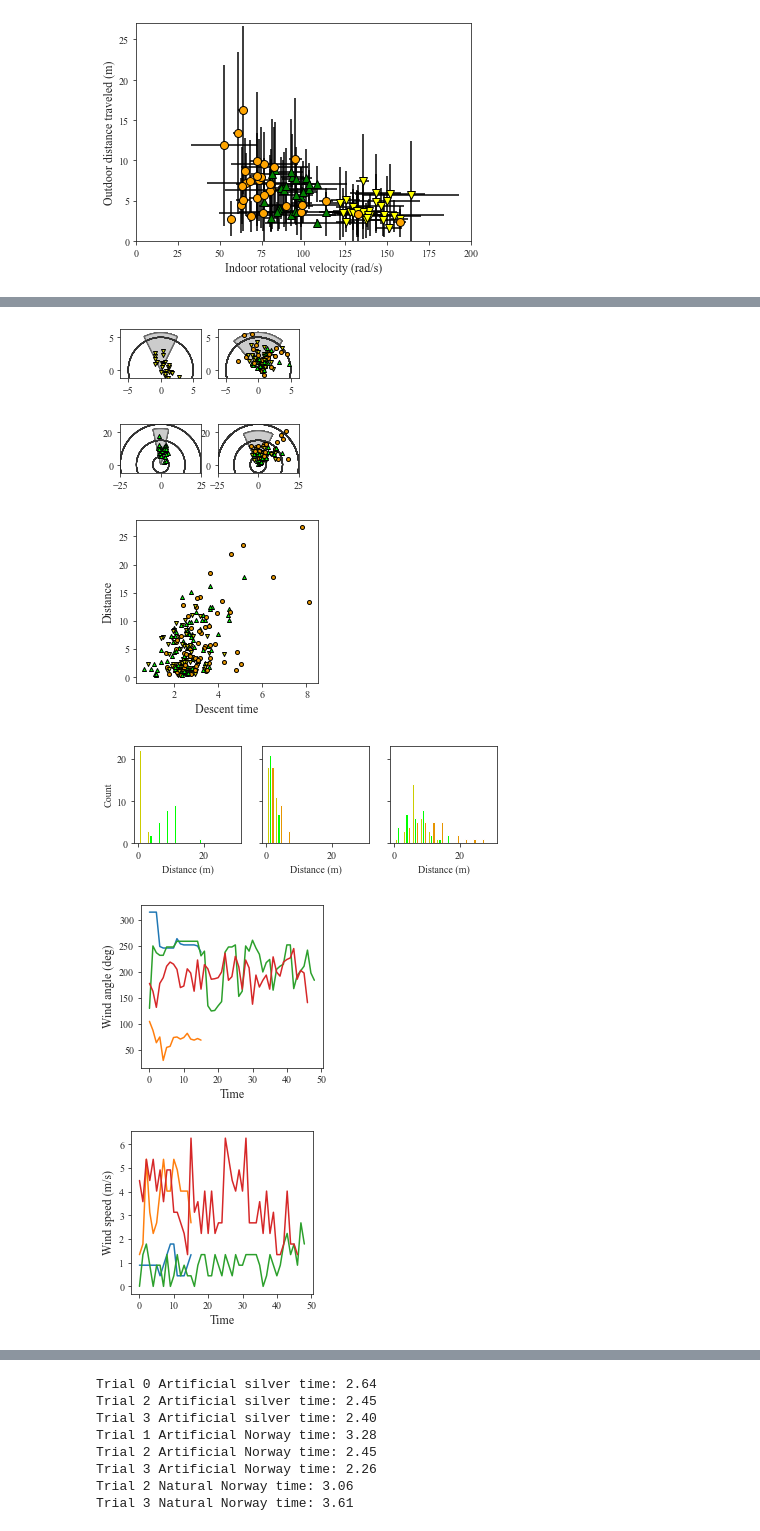
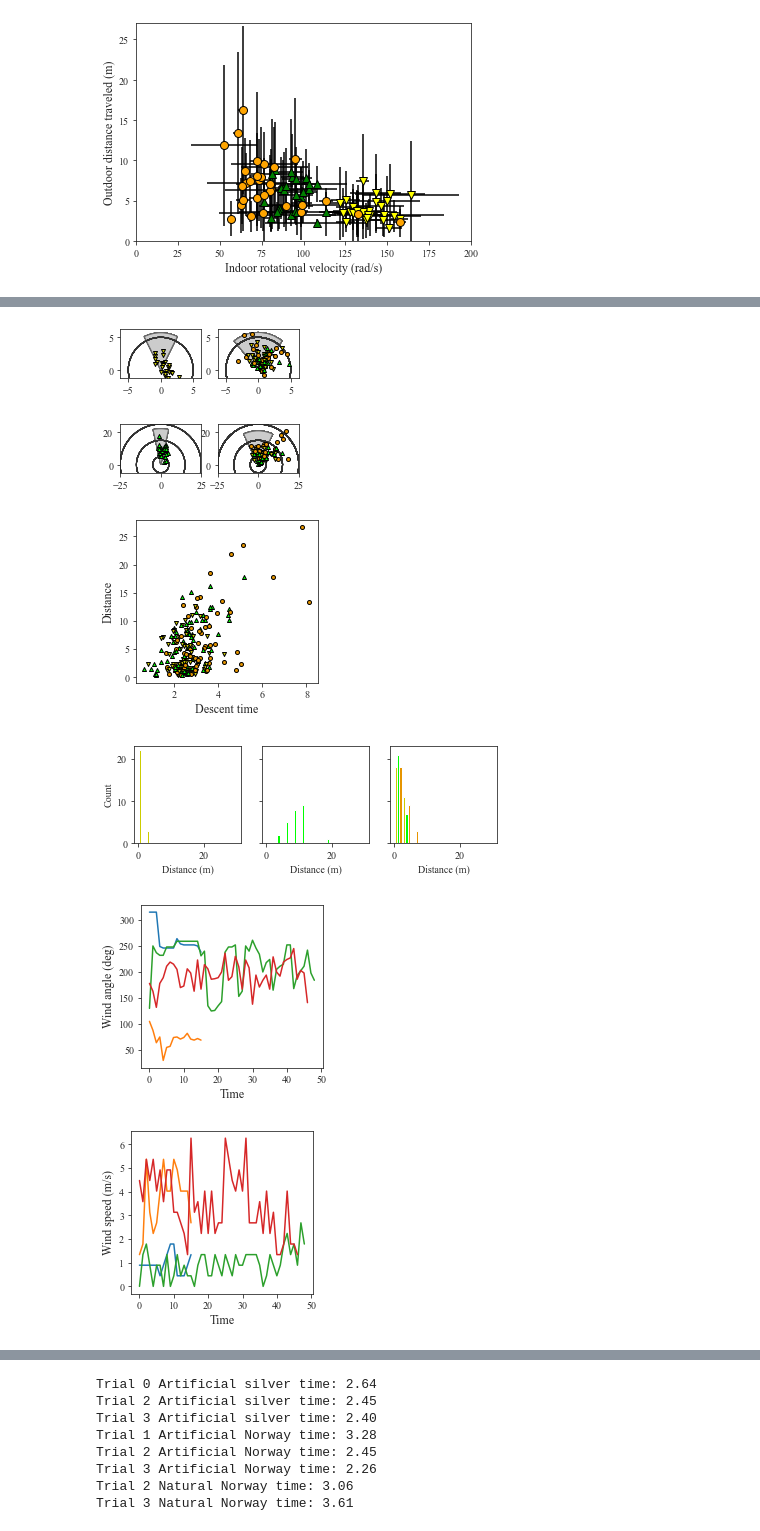
Before and after one commit to RossDynamics/team-samara, a Jupyter notebook: AllDataViz.ipynb, the cells around one changed output, grey strips where cells are left out. Drawn from its saved outputs; the diff is of its cells as text; code cells hidden in the pictures.

```diff
--- a/AllDataViz.ipynb
+++ b/AllDataViz.ipynb
@@ -469,10 +469,10 @@ for j in range(3):
 #     ax4[j].hist(SDayDists[j], color=np.array([0.8,0.8,0]))
 #     ax4[j].hist(NDayDists[j], color=np.array([0,1,0]))
 #     ax4[j].hist(RDayDists[j], color=0.9*np.array([1,165/255,0]))
-    ax4[j].hist([SDayDists[j], NDayDists[j], RDayDists[j]], range=((0, 30)), bins=12,
+    ax4[j].hist([STrialDists[j], NTrialDists[j], RTrialDists[j]], range=((0, 30)), bins=12,
                 color=[np.array([0.8,0.8,0]),np.array([0,1,0]),0.9*np.array([1,165/255,0])],
-#                  edgecolor=[np.array([0.8,0.8,0]),np.array([0,1,0]),0.9*np.array([1,165/255,0])])
-               edgecolor=None)
+#                edgecolor=[np.array([0.8,0.8,0]),np.array([0,1,0]),0.9*np.array([1,165/255,0])])
+                edgecolor=None)
     plt.xlabel('Distance (m)')
 plt.sca(ax4[0])
 plt.ylabel('Count')
@@ -554,34 +554,34 @@ for k in range(4):
     plt.sca(ax8[k])
     if k in [0,2]:
         plt.xlim([-6.25, 6.25])
         plt.ylim([-1.25, 6.25])
     else:
         plt.xlim([-25, 25])
         plt.ylim([-5, 25])
 plt.savefig('Figures/landing-4panel.eps', transparent=True, bbox_inches='tight')
 plt.savefig('Figures/landing-4panel.png', dpi=300, transparent=True, bbox_inches='tight')
 # %% [output]
 Wind trial 0
 Angle: 261.6 deg
 Angle std: 26.4 deg
 Speed: 0.95 m/s
 
 
 Wind trial 1
 Angle: 70.2 deg
 Angle std: 12.3 deg
 Speed: 3.69 m/s
 
 
 ... (11 lines left out)
 
 [0.87306826] [0.74343438]
 [0.79200429] [0.69483418]
 [0.80426541] [0.65165956]
 [figure]
 [figure]
 [figure]
-[figure, old version]
+[figure, new version]
 [figure]
 [figure]
 [figure]
```
Also changed, not shown: parts of 9 cells of this notebook, 28 other files.
